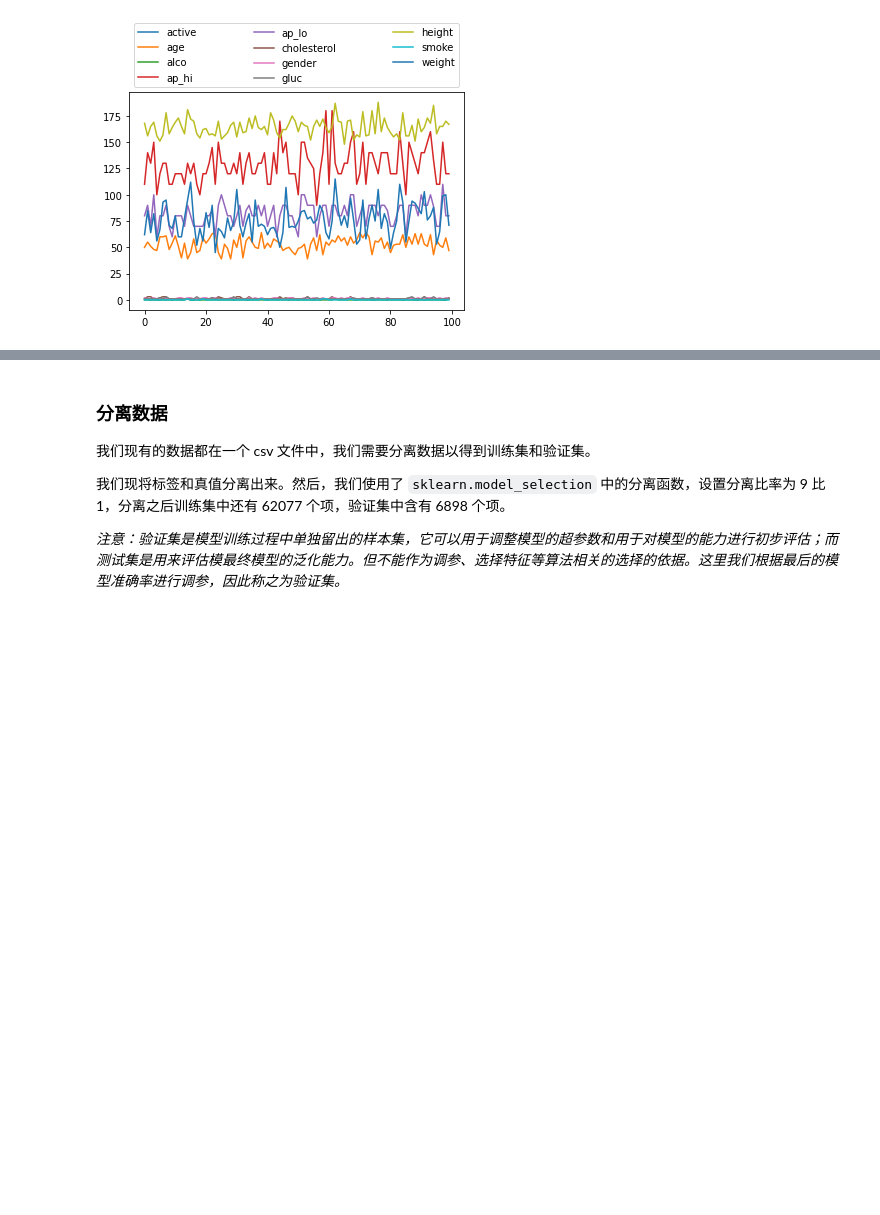
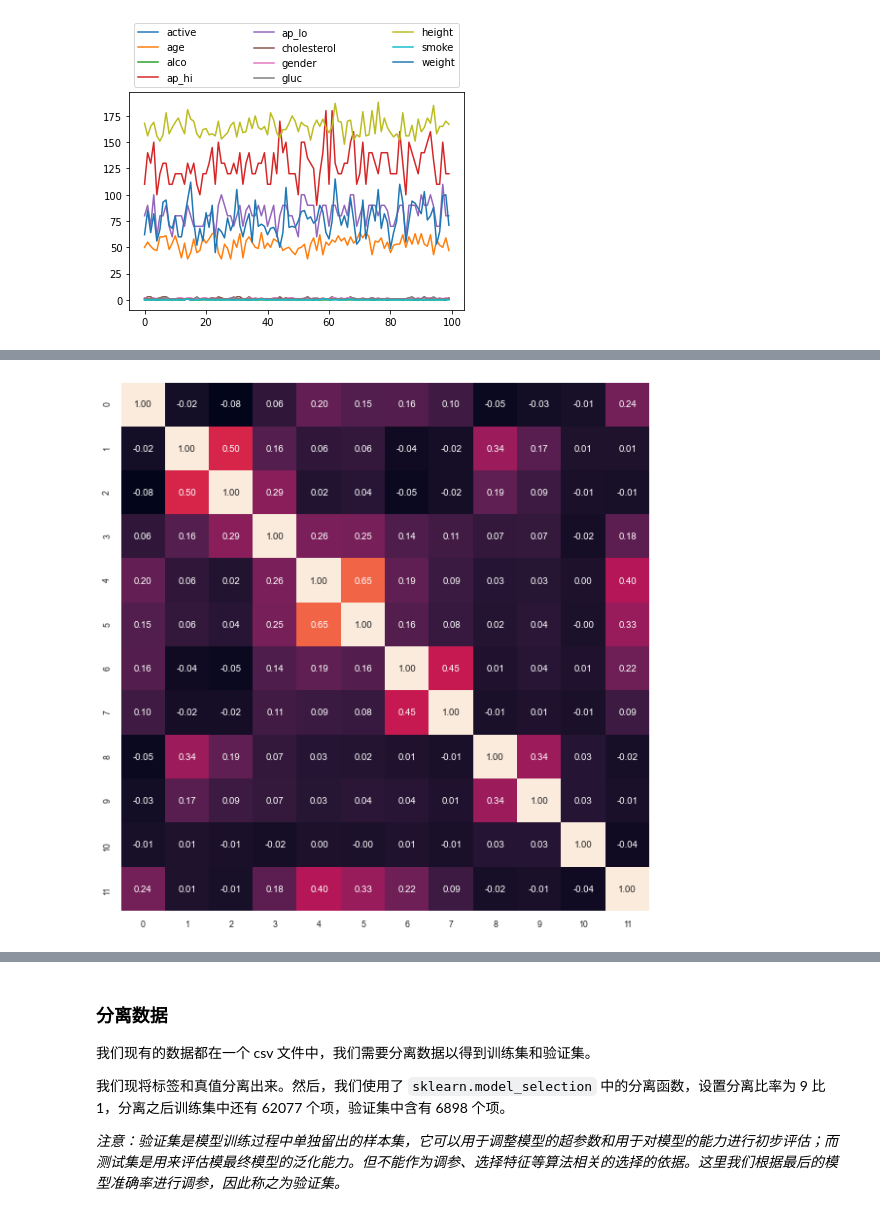
Before and after one commit to LovelyBuggies/Python_Cardiovascular_Disease_Predict, a Jupyter notebook: predict.ipynb, the cells around one changed output, grey strips where cells are left out. Saved outputs shown, nothing was run; the diff lists cells and outputs as text; code cells hidden in the pictures; blank space fills up the shorter version.

```diff
--- a/predict.ipynb
+++ b/predict.ipynb
@@ -132,0 +185,8 @@ if not os.path.exists("cardio_report.html"):
+# %%
+cm = np.corrcoef(data.values.T)
+sns.set(font_scale=.8)
+plt.figure(figsize=(10,10))
+sns.heatmap(cm,cbar=False,annot=True,square=True,fmt='.2f')
+plt.show()
+# %% [output]
+[figure, added]
```
Also changed, not shown: parts of 50 cells of this notebook, 3 other files.
